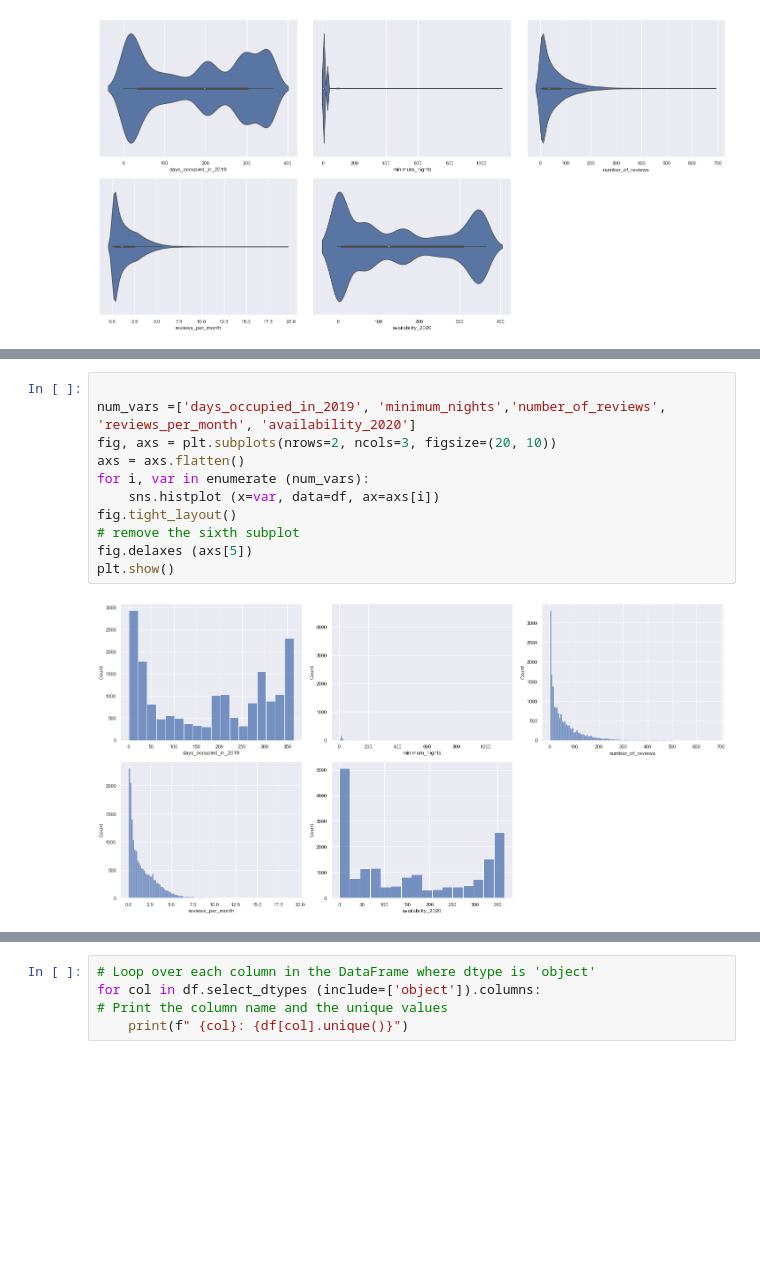
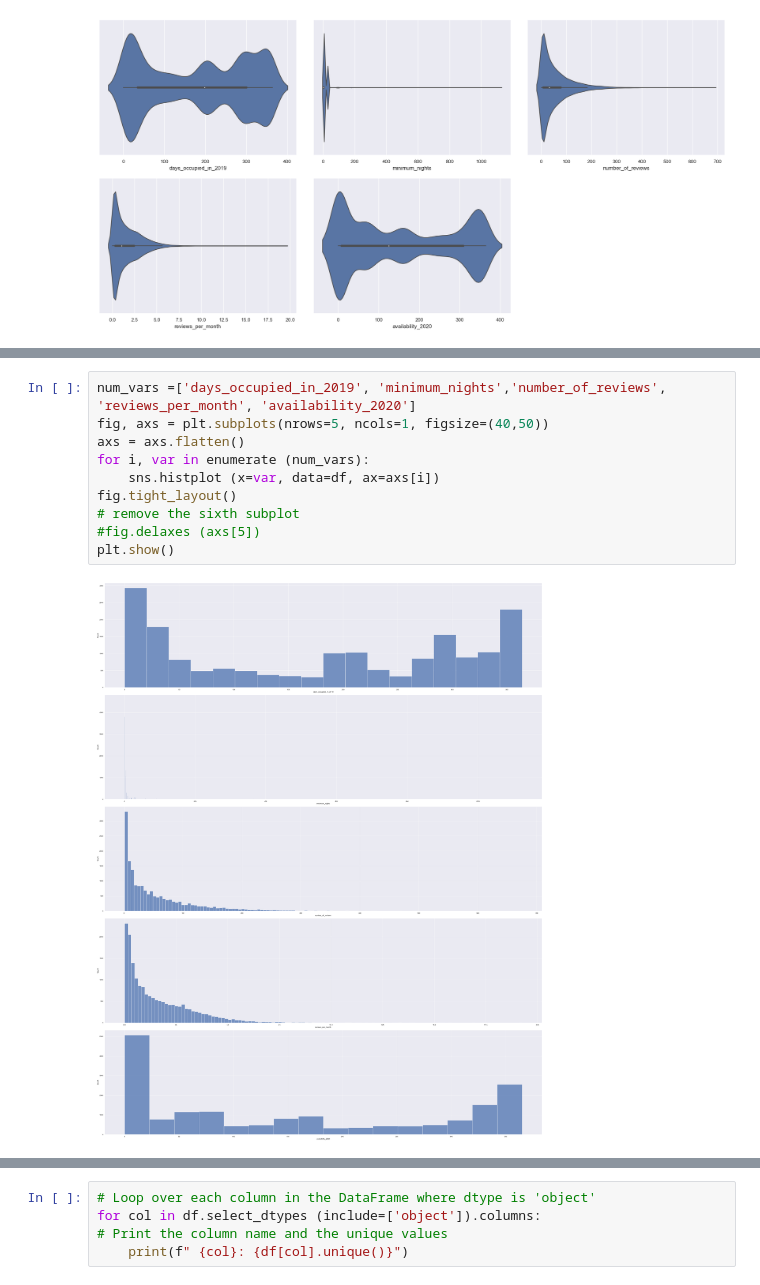
Before and after one commit to architsam/NYRealstatePricing_Prediction, a Jupyter notebook: NYReal.ipynb, the cells around one changed output, grey strips where cells are left out. Cells and saved outputs as stored; diff of their text form; blank space fills up the shorter version.

```diff
--- a/NYReal.ipynb
+++ b/NYReal.ipynb
@@ -140,13 +164,12 @@ plt.show()
 # %%
-
 num_vars =['days_occupied_in_2019', 'minimum_nights','number_of_reviews', 'reviews_per_month', 'availability_2020']
-fig, axs = plt.subplots(nrows=2, ncols=3, figsize=(20, 10))
+fig, axs = plt.subplots(nrows=5, ncols=1, figsize=(40,50))
 axs = axs.flatten()
 for i, var in enumerate (num_vars):
     sns.histplot (x=var, data=df, ax=axs[i])
 fig.tight_layout()
 # remove the sixth subplot
-fig.delaxes (axs[5])
+#fig.delaxes (axs[5])
 plt.show()
 # %% [output]
-[figure, old version]
+[figure, new version]
```
Also changed, not shown: parts of 31 cells of this notebook.
